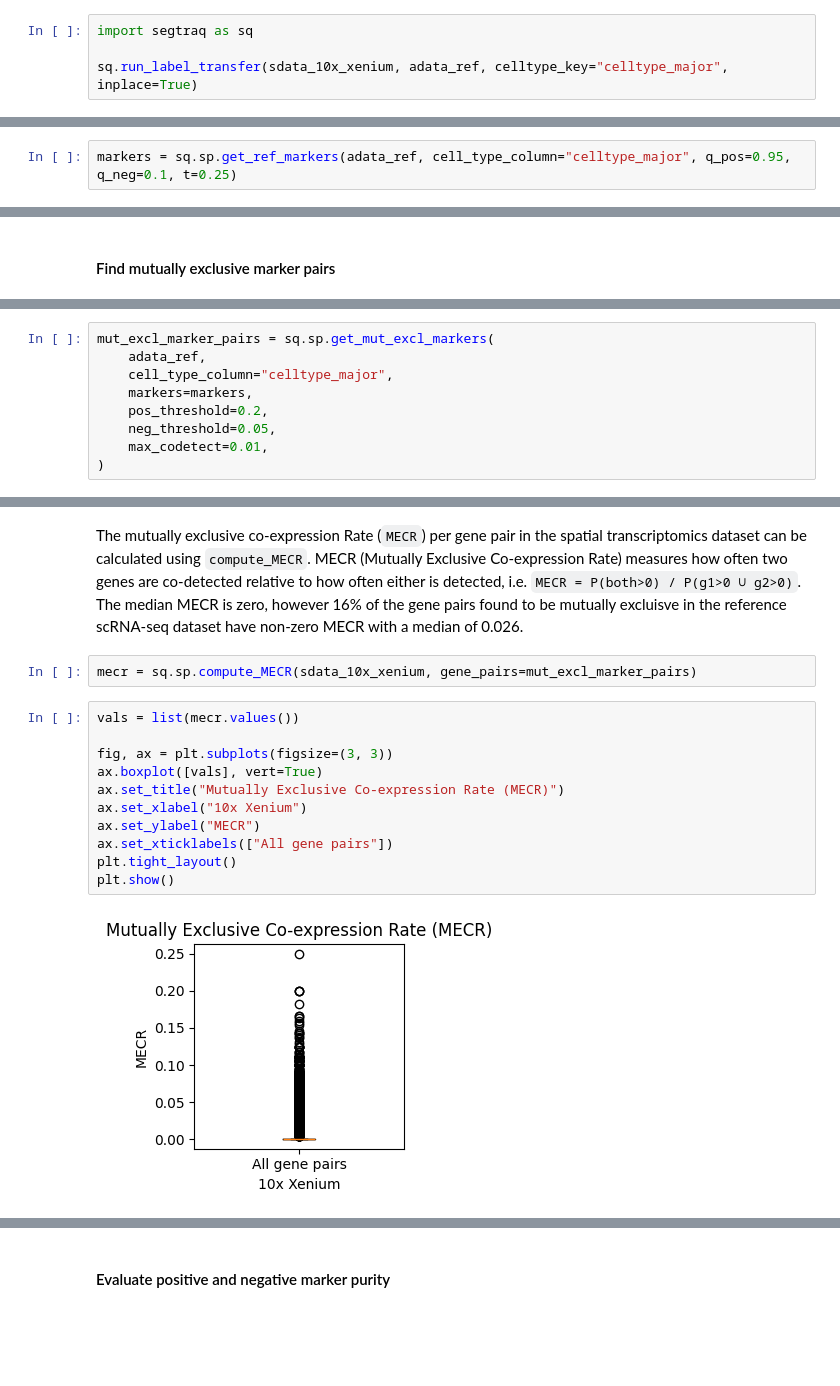
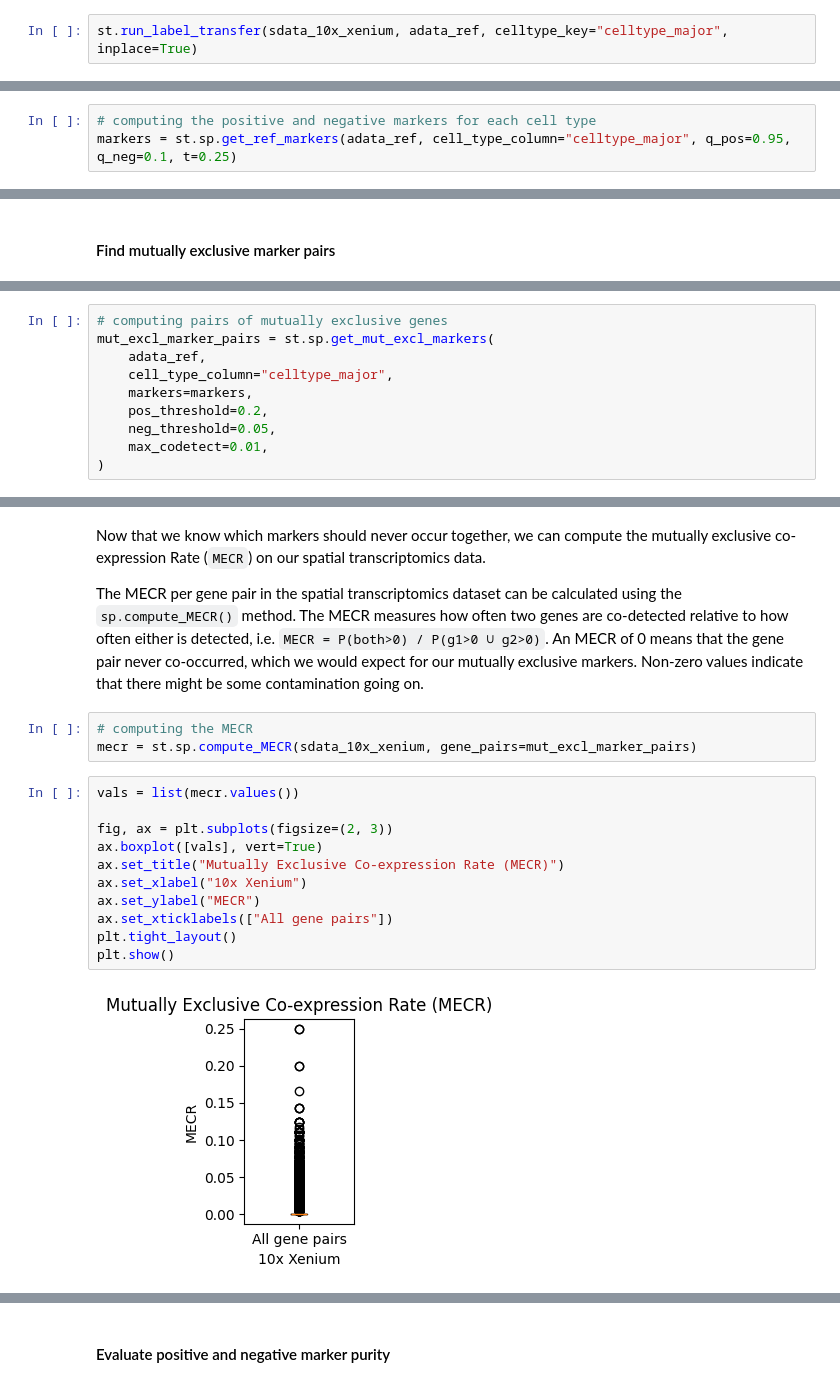
Before and after one commit to LazDaria/SegTraQ, a Jupyter notebook: docs/notebooks/spillover_metrics_supervised.ipynb, the cells around one changed output, grey strips where cells are left out. Saved outputs shown, nothing was run; the diff lists cells and outputs as text; blank space fills up the shorter version.

```diff
--- a/docs/notebooks/spillover_metrics_supervised.ipynb
+++ b/docs/notebooks/spillover_metrics_supervised.ipynb
@@ -29,5 +53,3 @@ version mismatch: detected: RasterFormatV02, requested: FormatV04
 # %%
-import segtraq as sq
-
-sq.run_label_transfer(sdata_10x_xenium, adata_ref, celltype_key="celltype_major", inplace=True)
+st.run_label_transfer(sdata_10x_xenium, adata_ref, celltype_key="celltype_major", inplace=True)
 # %% [markdown]
@@ -97,4 +102,5 @@ We will only consider genes common to the scRNA-seq and spatial transcriptomics
 common_genes = tbl.var_names[tbl.var_names.isin(adata_ref.var_names)]
 adata_ref = adata_ref[:, common_genes].copy()
 # %%
-markers = sq.sp.get_ref_markers(adata_ref, cell_type_column="celltype_major", q_pos=0.95, q_neg=0.1, t=0.25)
+# computing the positive and negative markers for each cell type
+markers = st.sp.get_ref_markers(adata_ref, cell_type_column="celltype_major", q_pos=0.95, q_neg=0.1, t=0.25)
@@ -135,6 +145,7 @@ markers["T"]["positive"][25:30]
 Mutually exclusive gene pairs are identified by scanning each cell type’s positive markers, keeping genes expressed in >20% of that type but <5% of all other cells and retaining only genes that satisfy this criterion for a single type. It then returns all cross-type combinations of these type-unique genes as (gene1, gene2) pairs.
 # %%
-mut_excl_marker_pairs = sq.sp.get_mut_excl_markers(
+# computing pairs of mutually exclusive genes
+mut_excl_marker_pairs = st.sp.get_mut_excl_markers(
     adata_ref,
     cell_type_column="celltype_major",
     markers=markers,
@@ -158,19 +169,22 @@ mut_excl_marker_pairs[10:20]
 # %% [markdown]
-The mutually exclusive co-expression Rate (`MECR`) per gene pair in the spatial transcriptomics dataset can be calculated using `compute_MECR`. MECR (Mutually Exclusive Co-expression Rate) measures how often two genes are co-detected relative to how often either is detected, i.e. `MECR = P(both>0) / P(g1>0 ∪ g2>0)`. The median MECR is zero, however 16% of the gene pairs found to be mutually excluisve in the reference scRNA-seq dataset have non-zero MECR with a median of 0.026.
+Now that we know which markers should never occur together, we can compute the mutually exclusive co-expression Rate (`MECR`) on our spatial transcriptomics data.
+
+The MECR per gene pair in the spatial transcriptomics dataset can be calculated using the `sp.compute_MECR()` method. The MECR measures how often two genes are co-detected relative to how often either is detected, i.e. `MECR = P(both>0) / P(g1>0 ∪ g2>0)`. An MECR of 0 means that the gene pair never co-occurred, which we would expect for our mutually exclusive markers. Non-zero values indicate that there might be some contamination going on.
 # %%
-mecr = sq.sp.compute_MECR(sdata_10x_xenium, gene_pairs=mut_excl_marker_pairs)
+# computing the MECR
+mecr = st.sp.compute_MECR(sdata_10x_xenium, gene_pairs=mut_excl_marker_pairs)
 # %%
 vals = list(mecr.values())
 
-fig, ax = plt.subplots(figsize=(3, 3))
+fig, ax = plt.subplots(figsize=(2, 3))
 ax.boxplot([vals], vert=True)
 ax.set_title("Mutually Exclusive Co-expression Rate (MECR)")
 ax.set_xlabel("10x Xenium")
 ax.set_ylabel("MECR")
 ax.set_xticklabels(["All gene pairs"])
 plt.tight_layout()
 plt.show()
 # %% [output]
-[figure, old version]
+[figure, new version]
 # %%
 vals_nz = [x for x in vals if x > 0]  # non zero
```
Also changed, not shown: parts of 43 cells of this notebook.
